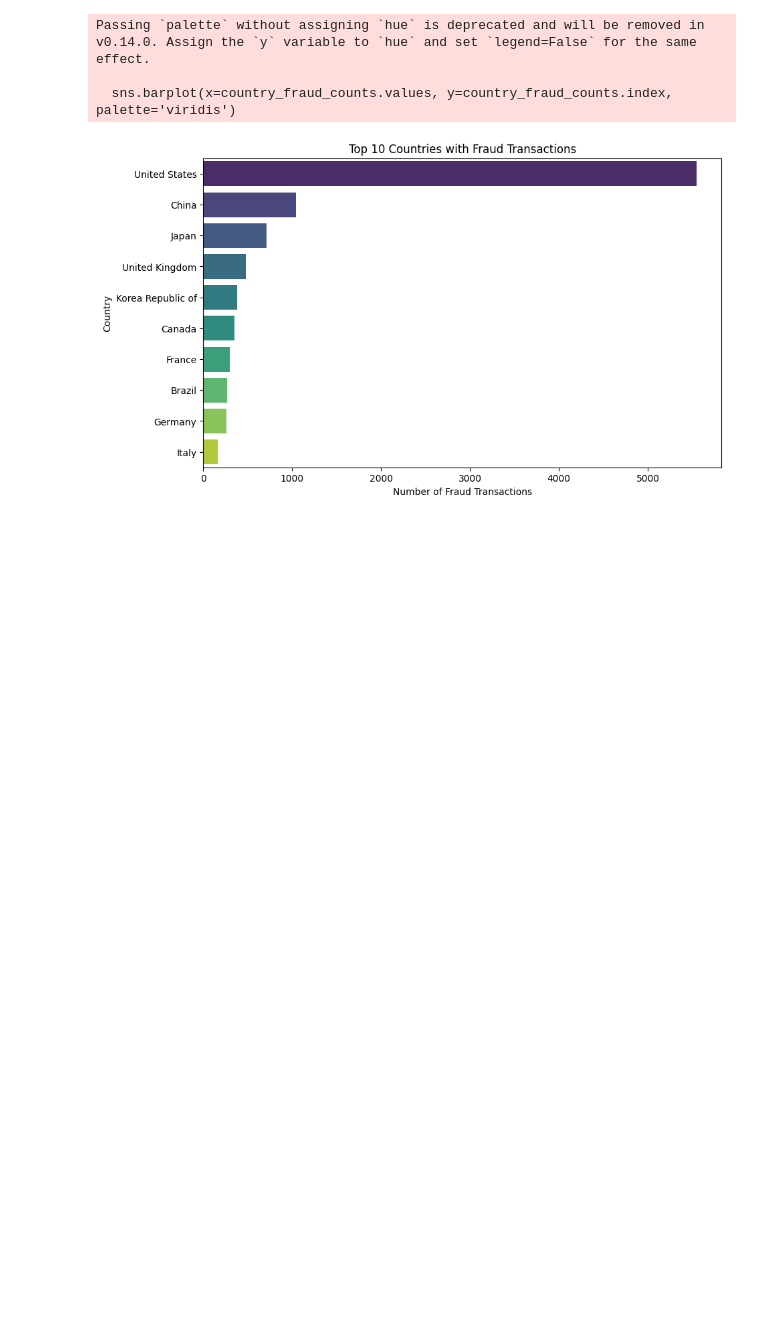
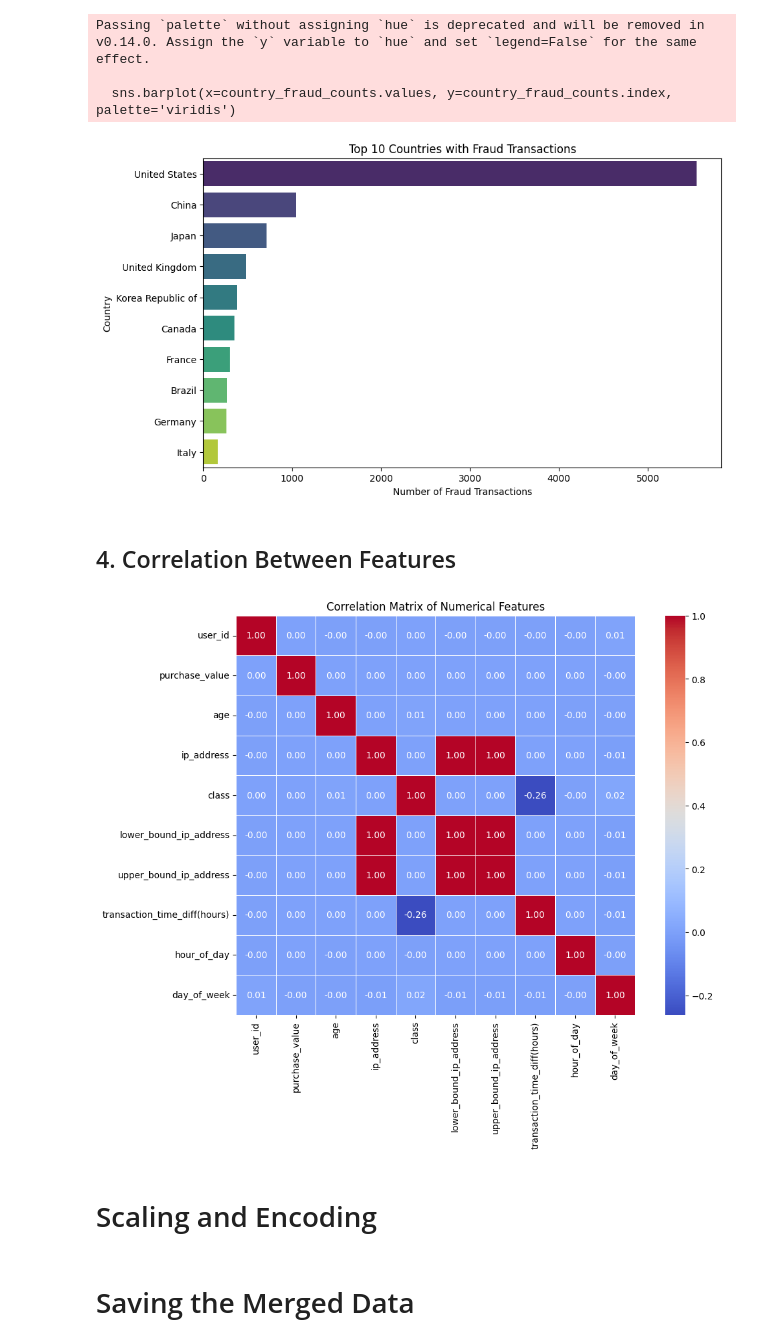
Before and after one commit to BlenSeleshi/FraudDetection, a Jupyter notebook: notebooks/eda_fraud.ipynb, the cells around one changed output. Drawn from its saved outputs; the diff is of its cells as text; code cells hidden in the pictures; blank space fills up the shorter version.

```diff
--- a/notebooks/eda_fraud.ipynb
+++ b/notebooks/eda_fraud.ipynb
@@ -264,3 +274,11 @@ Passing `palette` without assigning `hue` is deprecated and will be removed in v
 
   sns.barplot(x=country_fraud_counts.values, y=country_fraud_counts.index, palette='viridis')
 [figure]
+# %% [markdown]
+## 4. Correlation Between Features
+# %%
+eda.plot_correlation_matrix(fraud_data_merged)
+# %% [output]
+[figure, added]
+# %% [markdown]
+# Scaling and Encoding
@@ -266,0 +289,2 @@ Passing `palette` without assigning `hue` is deprecated and will be removed in v
+# %% [markdown]
+# Saving the Merged Data
```
Also changed, not shown: parts of 5 cells of this notebook.
